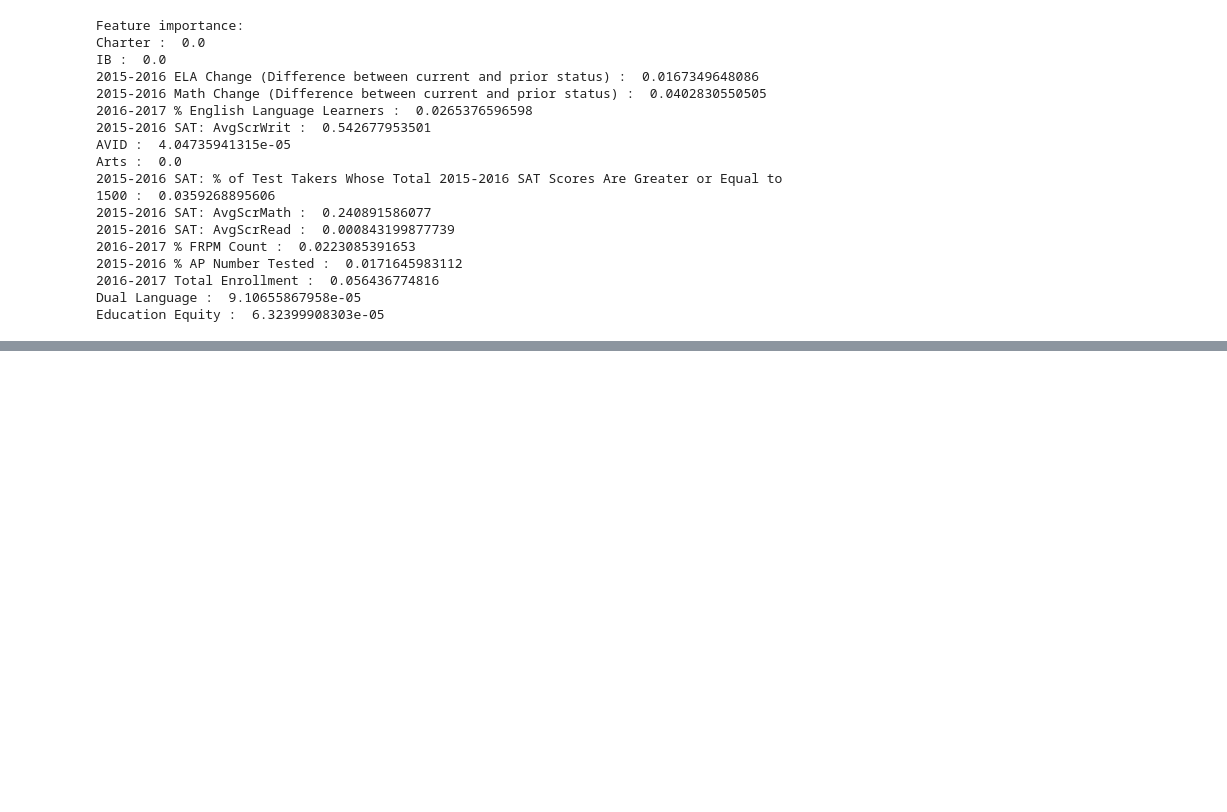
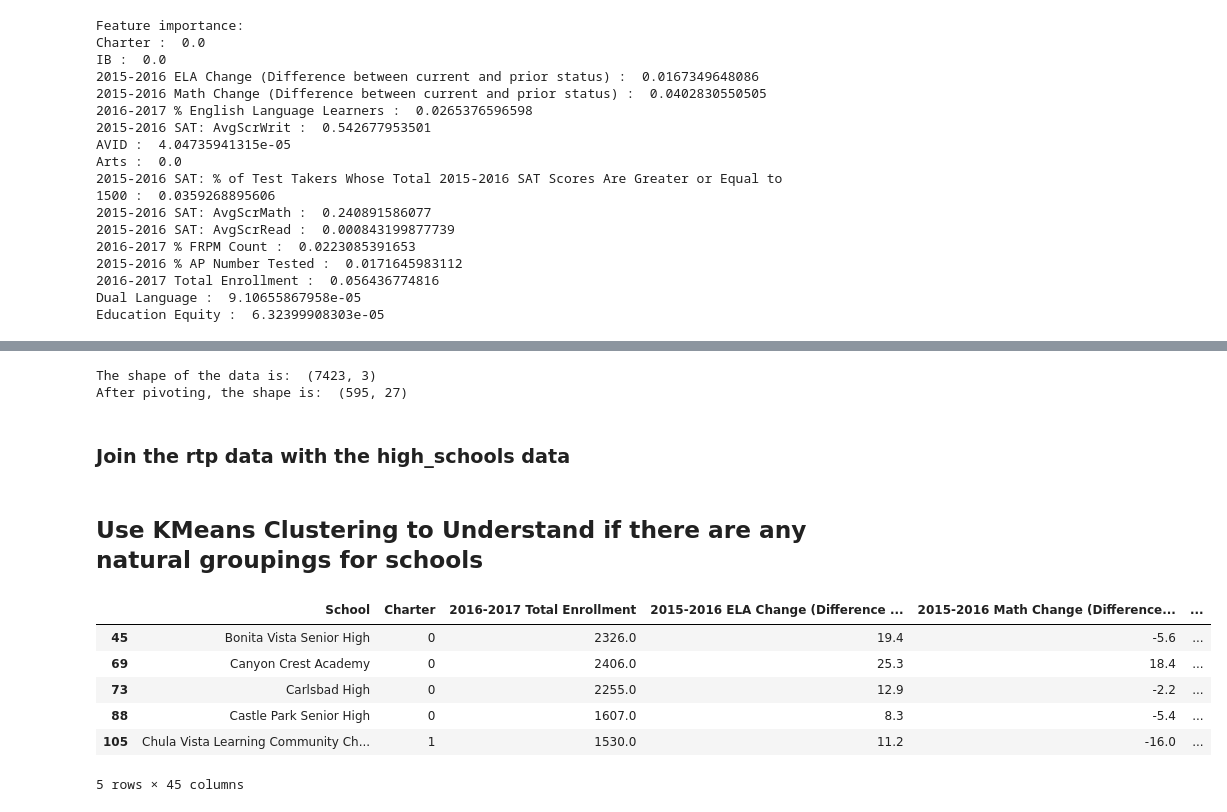
Before and after one commit to IvansStus/SanDiegoSchools, a Jupyter notebook: Analysis/Student Data Heroes 2017 Hackathon Competition Questions.ipynb, the cells around one changed output, grey strips where cells are left out. Cells and saved outputs as stored; diff of their text form; code cells hidden in the pictures; blank space fills up the shorter version.

```diff
--- a/Analysis/Student Data Heroes 2017 Hackathon Competition Questions.ipynb
+++ b/Analysis/Student Data Heroes 2017 Hackathon Competition Questions.ipynb
@@ -322,0 +325,21 @@ Education Equity :  6.32399908303e-05
+# %%
+rtp = pd.read_csv('./relativetoPeers.csv')
+rtp['relative_to_state'] = rtp['TestScorePercentage'] - rtp['StateTestPercentage']
+# If positive means better than state, if negative means worse than state
+
+del rtp['TestScorePercentage']
+del rtp['StateTestPercentage']
+
+rtp['Ethnicity, Subject'] = rtp['Ethnicity']+'-'+rtp['Subject']
+del rtp['Ethnicity']
+del rtp['Subject']
+
+rtp = rtp.drop_duplicates()
+print 'The shape of the data is: ', rtp.shape
+rtp = rtp.pivot(index='gsid', columns='Ethnicity, Subject', values='relative_to_state')
+print 'After pivoting, the shape is: ', rtp.shape
+# %% [output]
+The shape of the data is:  (7423, 3)
+After pivoting, the shape is:  (595, 27)
+# %% [markdown]
+### Join the rtp data with the high_schools data
@@ -322,0 +354,15 @@ Education Equity :  6.32399908303e-05
+# %% [markdown]
+## Use KMeans Clustering to Understand if there are any natural groupings for schools
+# %%
+from sklearn.cluster import KMeans
+clustering = pd.merge(high_schools, rtp, how='inner', left_on='gsid', right_index=True)
+del clustering['gsid']
+clustering.head()
+# %% [output]
+|  | School | Charter | 2016-2017 Total Enrollment | 2015-2016 ELA Change (Difference ... | 2015-2016 Math Change (Difference... | ... |
+| 45 | Bonita Vista Senior High | 0 | 2326.0 | 19.4 | -5.6 | ... |
+| 69 | Canyon Crest Academy | 0 | 2406.0 | 25.3 | 18.4 | ... |
+| 73 | Carlsbad High | 0 | 2255.0 | 12.9 | -2.2 | ... |
+| 88 | Castle Park Senior High | 0 | 1607.0 | 8.3 | -5.4 | ... |
+| 105 | Chula Vista Learning Community Ch... | 1 | 1530.0 | 11.2 | -16.0 | ... |
+5 rows × 45 columns
```
Also changed, not shown: parts of 6 cells of this notebook, 3 other files.
